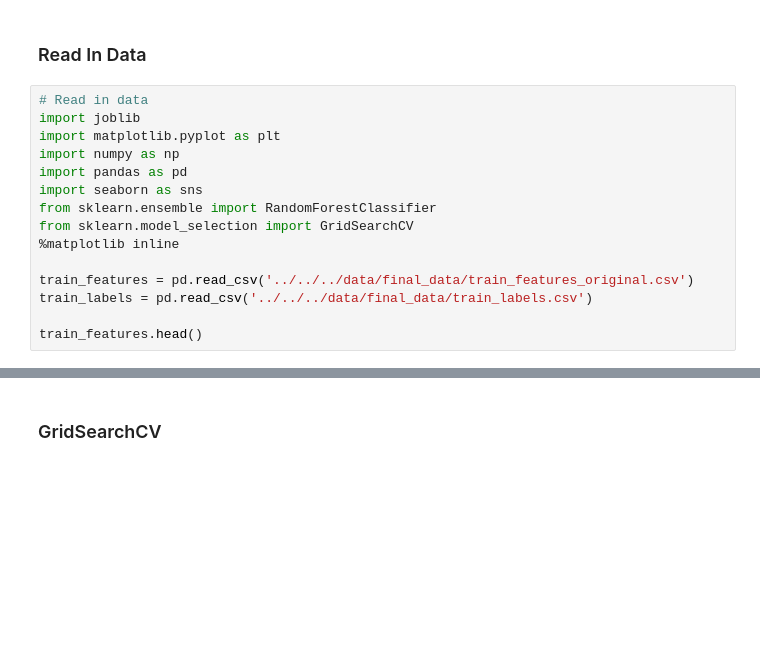
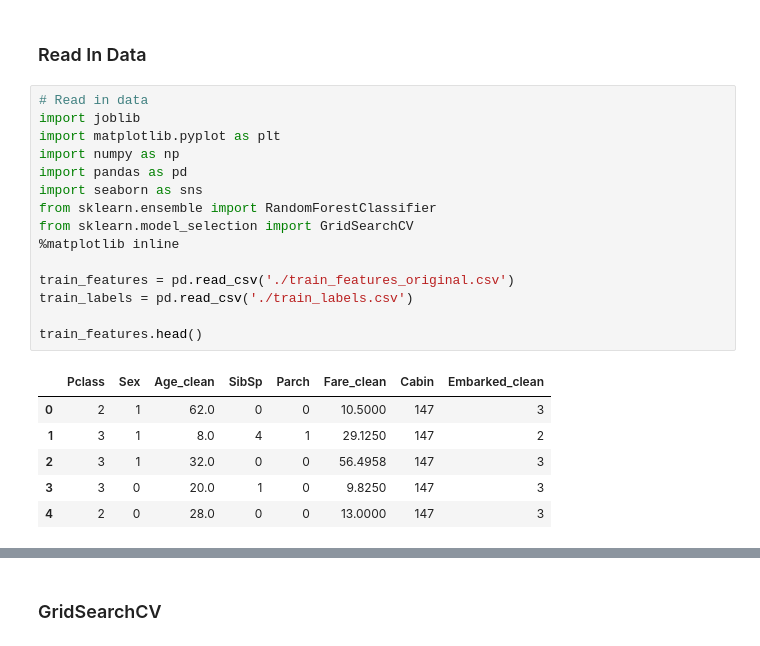
Before and after one commit to xuhangc/study, a Jupyter notebook: Note/ML/Applied Machine Learning Feature Engineering/06_03.ipynb, the cells around one changed output, grey strips where cells are left out. Cells and saved outputs as stored; diff of their text form; blank space fills up the shorter version.

```diff
--- a/Note/ML/Applied Machine Learning Feature Engineering/06_03.ipynb
+++ b/Note/ML/Applied Machine Learning Feature Engineering/06_03.ipynb
@@ -5,18 +5,25 @@
 # %%
 # Read in data
 import joblib
 import matplotlib.pyplot as plt
 import numpy as np
 import pandas as pd
 import seaborn as sns
 from sklearn.ensemble import RandomForestClassifier
 from sklearn.model_selection import GridSearchCV
 %matplotlib inline
 
-train_features = pd.read_csv('../../../data/final_data/train_features_original.csv')
-train_labels = pd.read_csv('../../../data/final_data/train_labels.csv')
+train_features = pd.read_csv('./train_features_original.csv')
+train_labels = pd.read_csv('./train_labels.csv')
 
 train_features.head()
+# %% [output]
+|  | Pclass | Sex | Age_clean | SibSp | Parch | Fare_clean | Cabin | Embarked_clean |
+| 0 | 2 | 1 | 62.0 | 0 | 0 | 10.5000 | 147 | 3 |
+| 1 | 3 | 1 | 8.0 | 4 | 1 | 29.1250 | 147 | 2 |
+| 2 | 3 | 1 | 32.0 | 0 | 0 | 56.4958 | 147 | 3 |
+| 3 | 3 | 0 | 20.0 | 1 | 0 | 9.8250 | 147 | 3 |
+| 4 | 2 | 0 | 28.0 | 0 | 0 | 13.0000 | 147 | 3 |
 # %%
 # Generate correlation matrix heat map
 matrix = np.triu(train_features.corr())
```
Also changed, not shown: parts of 4 cells of this notebook, 10 other files.
